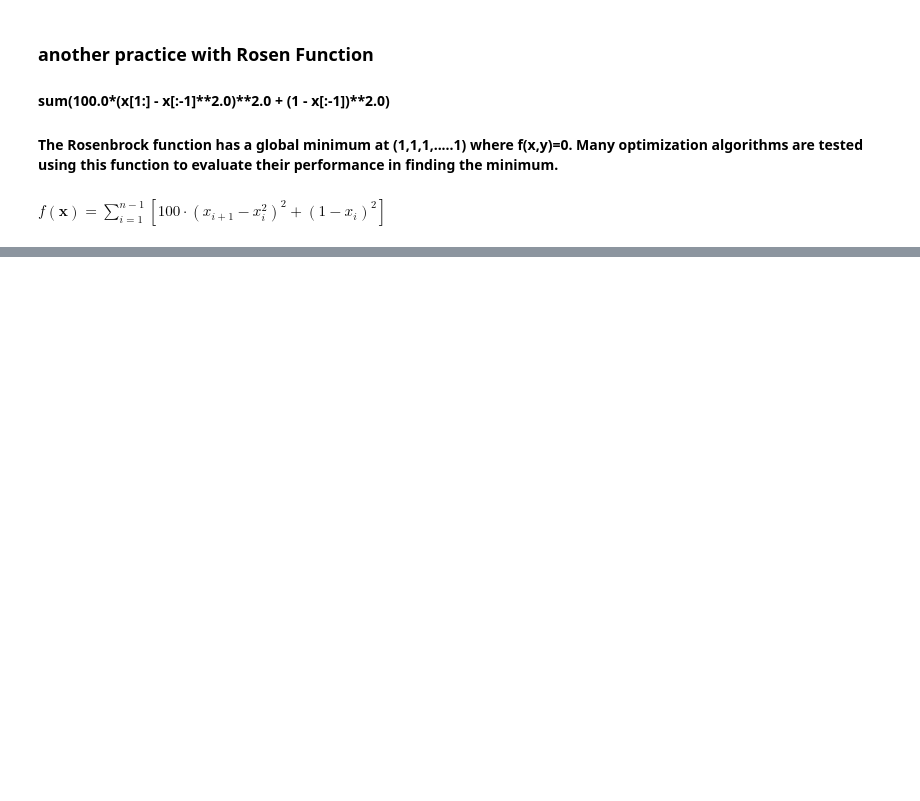
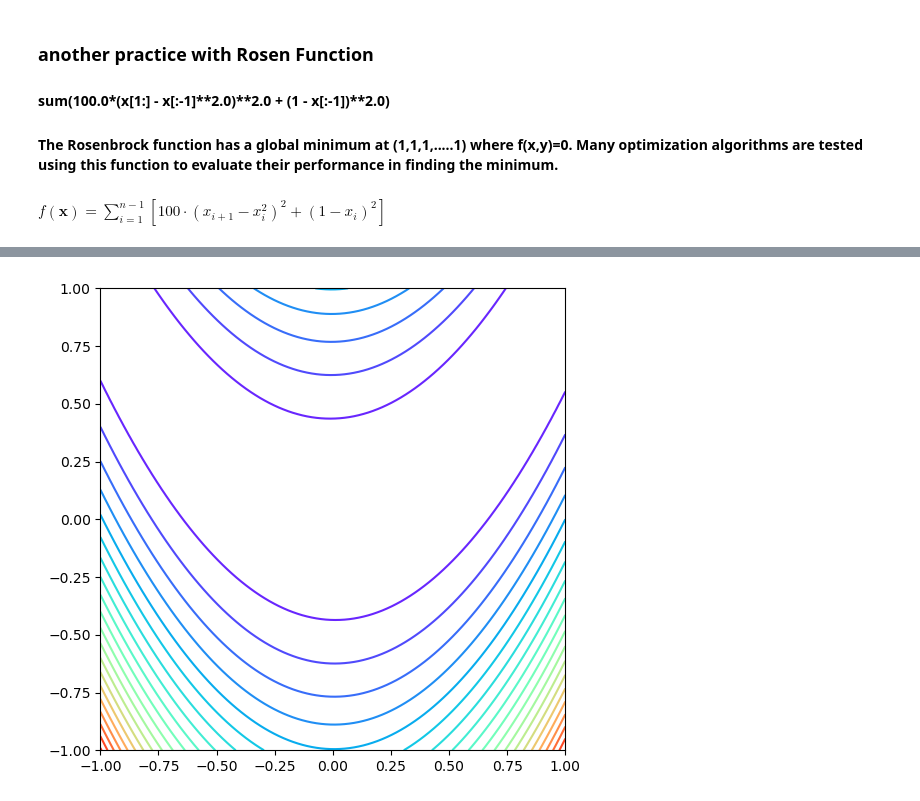
Before and after one commit to MORTAZAD66/ML_Practice, a Jupyter notebook: Py_Practice/Optimization.ipynb, the cells around one changed output, grey strips where cells are left out. Saved outputs shown, nothing was run; the diff lists cells and outputs as text; code cells hidden in the pictures; blank space fills up the shorter version.

```diff
--- a/Py_Practice/Optimization.ipynb
+++ b/Py_Practice/Optimization.ipynb
@@ -120,6 +68,8 @@ plt.show()
 # %%
 plt.figure(figsize=(6, 6))
-cset = plt.contourf(X, Y, rosen([X, Y]), 20, zdir='Z', offset=0, cmap=plt.cm.rainbow)
+cset = plt.contour(X, Y, rosen([X, Y]), 20, zdir='Z', offset=0, cmap=plt.cm.rainbow)
 fig.colorbar(surf, shrink=0.5, aspect=5)
 plt.show()
+# %% [output]
+[figure, added]
 # %%
```
Also changed, not shown: parts of 12 cells of this notebook.
